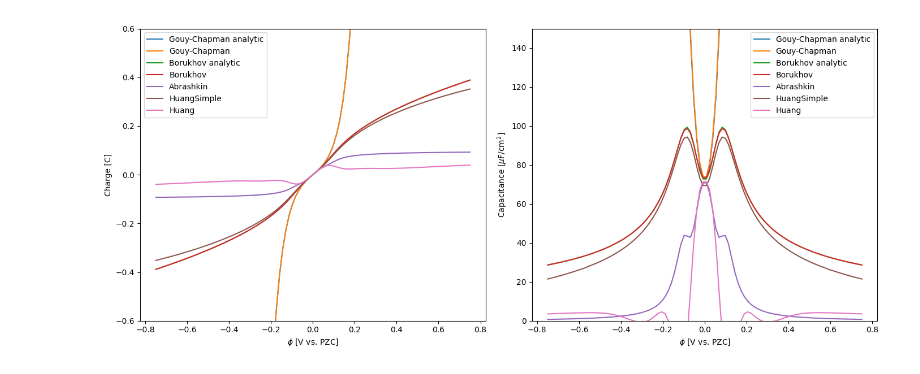
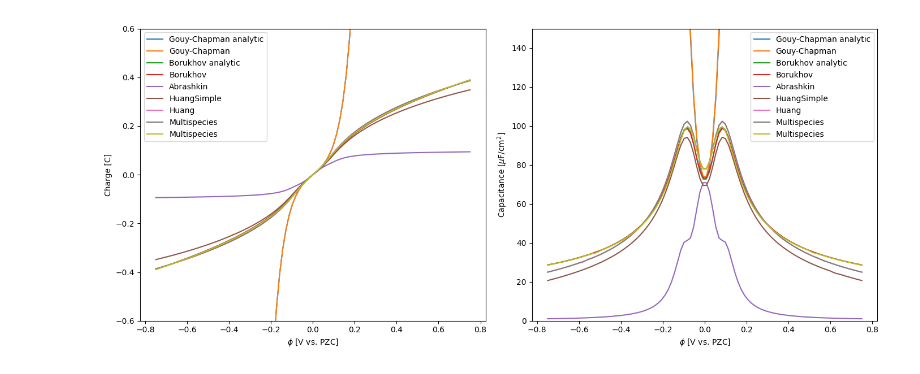
Before and after one commit to lucasdekam/frumkin, a Jupyter notebook: potential_sweeps.ipynb, the cells around one changed output. Drawn from its saved outputs; the diff is of its cells as text; code cells hidden in the pictures.

```diff
--- a/potential_sweeps.ipynb
+++ b/potential_sweeps.ipynb
@@ -21,11 +21,11 @@ gc_nsol = sweep.numerical(gc, potentials, force_recalculation=False)
 borukhov = models.Borukhov(ion_concentration_molar, ion_diameter_m)
 borukhov_nsol = sweep.numerical(borukhov, potentials, force_recalculation=False)
 # %%
-abrashkin = models.Abrashkin(ion_concentration_molar, ion_diameter_m, eps_r_opt=1)
+abrashkin = models.Abrashkin(ion_concentration_molar, ion_diameter_m, eps_r_opt=4)
 abrashkin_nsol = sweep.numerical(abrashkin, potentials, force_recalculation=False)
 # %%
-huangsimple = models.HuangSimple(ion_concentration_molar, ion_diameter_m, ion_diameter_m, eps_r_opt=2)
-huangsimple_nsol = sweep.numerical(huangsimple, potentials, force_recalculation=True)
+simple = models.HuangSimple(ion_concentration_molar, ion_diameter_m, ion_diameter_m, eps_r_opt=1)
+simple_nsol = sweep.numerical(simple, potentials, force_recalculation=False)
 # %%
 huang = models.Huang(ion_concentration_molar, ion_diameter_m, ion_diameter_m, solvent_diameter_m, eps_r_opt=1)
 huang_nsol = sweep.numerical(huang, potentials, force_recalculation=True)
@@ -35,6 +32,18 @@ huang_nsol = sweep.numerical(huang, potentials, force_recalculation=True)
+# %%
+H = models.Species(1e-1, 10e-10, +1, r'H$^+$')
+ClO4 = models.Species(1e-1, 10e-10, -1, r'ClO$_4^-$')
+species_list = [H, ClO4]
+charge_densities = [s.charge * s.c_0 for s in species_list]
+water = models.Solvent(2.75e-10, r'H$_2$O')
+
+multi = models.Multispecies(species_list, water, eps_r_opt=1)
+multi_nsol = sweep.numerical(multi, potentials, force_recalculation=True)
+
+multi_nowater = models.Multispecies(species_list, water, eps_r_opt=78.5)
+multi_nowater_nsol = sweep.numerical(multi_nowater, potentials, force_recalculation=True)
 # %%
-fig, ax = plotting.plot_potential_sweep([gc_asol, gc_nsol, borukhov_asol, borukhov_nsol, abrashkin_nsol, huangsimple_nsol, huang_nsol])
+fig, ax = plotting.plot_potential_sweep([gc_asol, gc_nsol, borukhov_asol, borukhov_nsol, abrashkin_nsol, simple_nsol, huang_nsol, multi_nsol, multi_nowater_nsol])
 
 plt.show()
 # %% [output]
-[figure, old version]
+[figure, new version]
```
Also changed, not shown: parts of 1 cell of this notebook, 2 other files.
